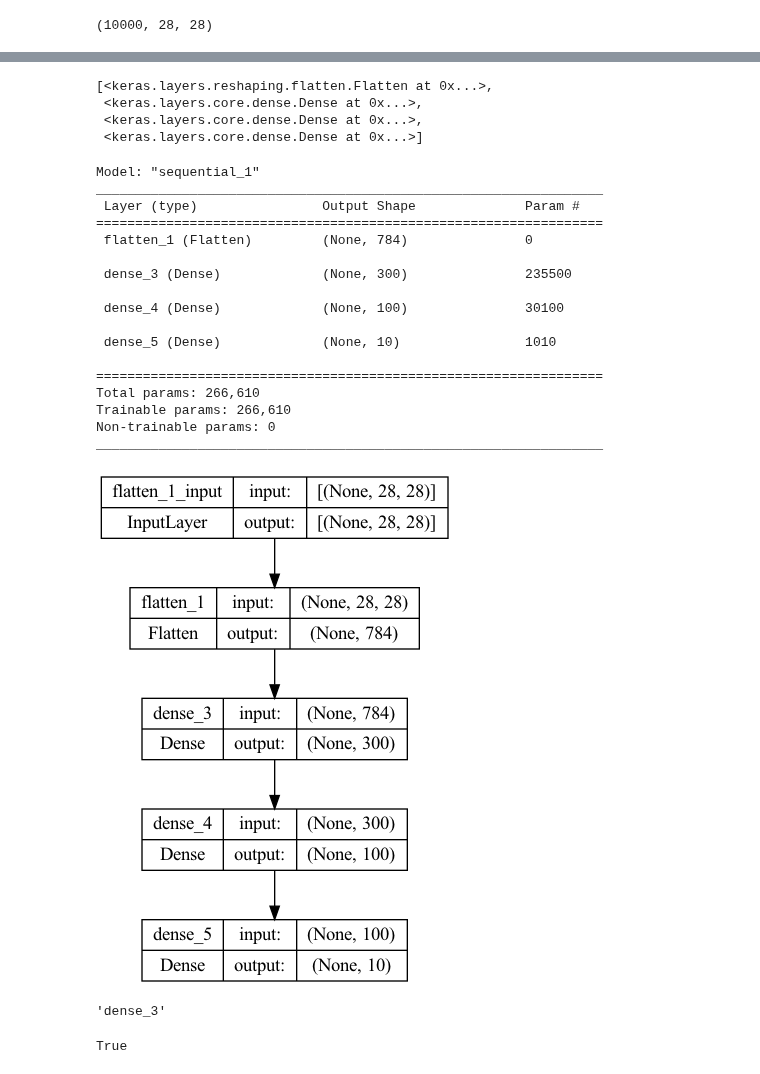
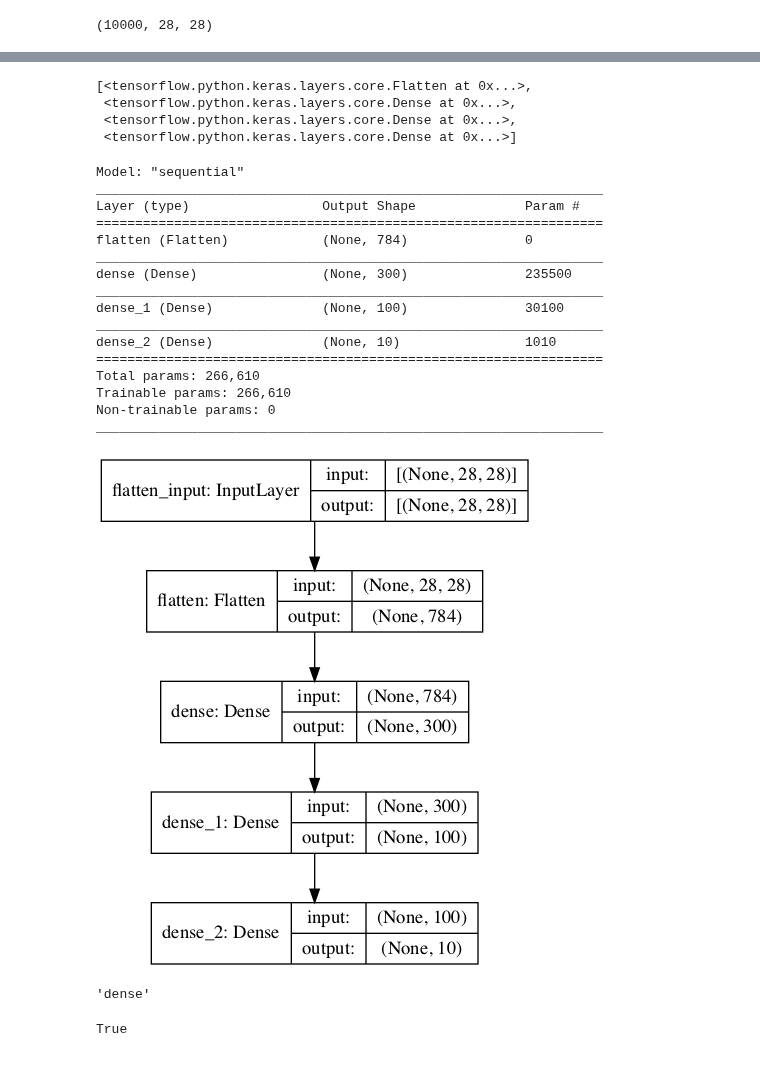
Before and after one commit to Piyush-io/Machine_Learning, a Jupyter notebook: ANNs with Keras.ipynb, the cells around one changed output, grey strips where cells are left out. Drawn from its saved outputs; the diff is of its cells as text; code cells hidden in the pictures.

```diff
--- a/ANNs with Keras.ipynb
+++ b/ANNs with Keras.ipynb
@@ -165,47 +297,45 @@ model.add(keras.layers.Dense(10, activation='softmax'))
 # %%
-model = keras.models.Sequential(
-    [keras.layers.Flatten(input_shape=[28,28]),
-     keras.layers.Dense(300 , activation='relu'),
-     keras.layers.Dense(100 , activation='relu'),
-     keras.layers.Dense(10, activation='softmax')
-     ])
+model = keras.models.Sequential([
+    keras.layers.Flatten(input_shape=[28, 28]),
+    keras.layers.Dense(300, activation="relu"),
+    keras.layers.Dense(100, activation="relu"),
+    keras.layers.Dense(10, activation="softmax")
+])
 # %%
 model.layers
 # %% [output]
-[<keras.layers.reshaping.flatten.Flatten at 0x...>,
- <keras.layers.core.dense.Dense at 0x...>,
- <keras.layers.core.dense.Dense at 0x...>,
- <keras.layers.core.dense.Dense at 0x...>]
+[<tensorflow.python.keras.layers.core.Flatten at 0x...>,
+ <tensorflow.python.keras.layers.core.Dense at 0x...>,
+ <tensorflow.python.keras.layers.core.Dense at 0x...>,
+ <tensorflow.python.keras.layers.core.Dense at 0x...>]
 # %%
 model.summary()
 # %% [output]
-Model: "sequential_1"
+Model: "sequential"
 _________________________________________________________________
- Layer (type)                Output Shape              Param #
+Layer (type)                 Output Shape              Param #
 =================================================================
- flatten_1 (Flatten)         (None, 784)               0
-
- dense_3 (Dense)             (None, 300)               235500
-
- dense_4 (Dense)             (None, 100)               30100
-
- dense_5 (Dense)             (None, 10)                1010
-
+flatten (Flatten)            (None, 784)               0
+_________________________________________________________________
+dense (Dense)                (None, 300)               235500
+_________________________________________________________________
+dense_1 (Dense)              (None, 100)               30100
+_________________________________________________________________
+dense_2 (Dense)              (None, 10)                1010
 =================================================================
 Total params: 266,610
 Trainable params: 266,610
 Non-trainable params: 0
 _________________________________________________________________
 # %%
-from keras.utils.vis_utils import plot_model
-plot_model(model, to_file="my_fashion_mnist_model.png", show_shapes=True)
+keras.utils.plot_model(model, "my_fashion_mnist_model.png", show_shapes=True)
 # %% [output]
-[figure, old version]
+[figure, new version]
 # %%
 hidden1 = model.layers[1]
 hidden1.name
 # %% [output]
-'dense_3'
+'dense'
 # %%
 model.get_layer(hidden1.name) is hidden1
 # %% [output]
```
Also changed, not shown: parts of 162 cells of this notebook.
